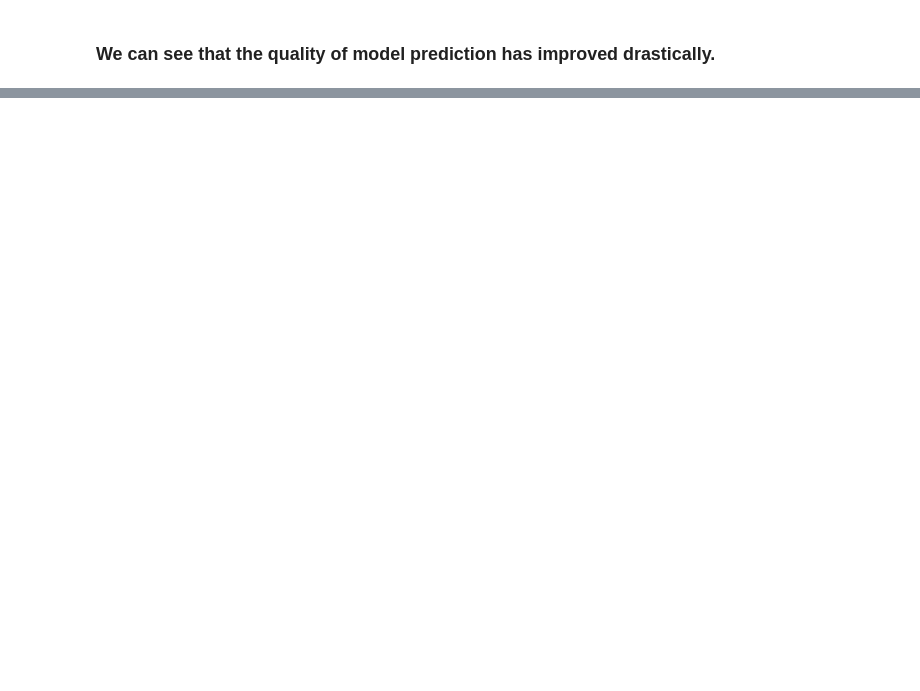
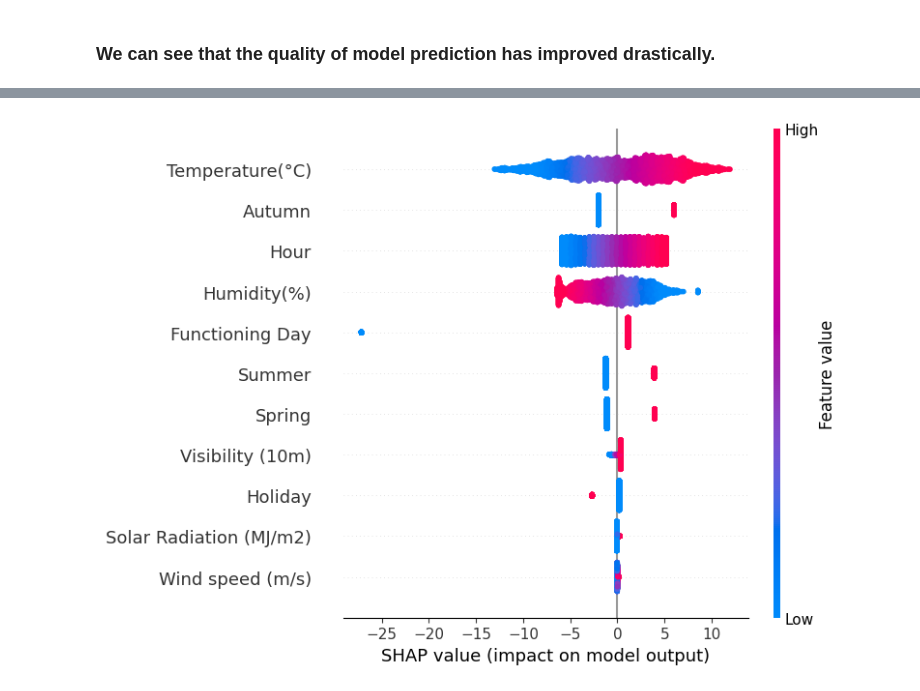
Before and after one commit to vishant750/bike_sharing_demand_prediction, a Jupyter notebook: Bike_sharing_demad_prediction.ipynb, the cells around one changed output, grey strips where cells are left out. Saved outputs shown, nothing was run; the diff lists cells and outputs as text; code cells hidden in the pictures; blank space fills up the shorter version.

```diff
--- a/Bike_sharing_demad_prediction.ipynb
+++ b/Bike_sharing_demad_prediction.ipynb
@@ -1005,0 +1032,6 @@ Adjusted R squared value for Random Forest Regression is:  0.8717511573504804
+# %%
+
+#Plotting shap summary plot for Ridge regression
+shap_summary(ridge_model)
+# %% [output]
+[figure, added]
```
Also changed, not shown: parts of 19 cells of this notebook.
